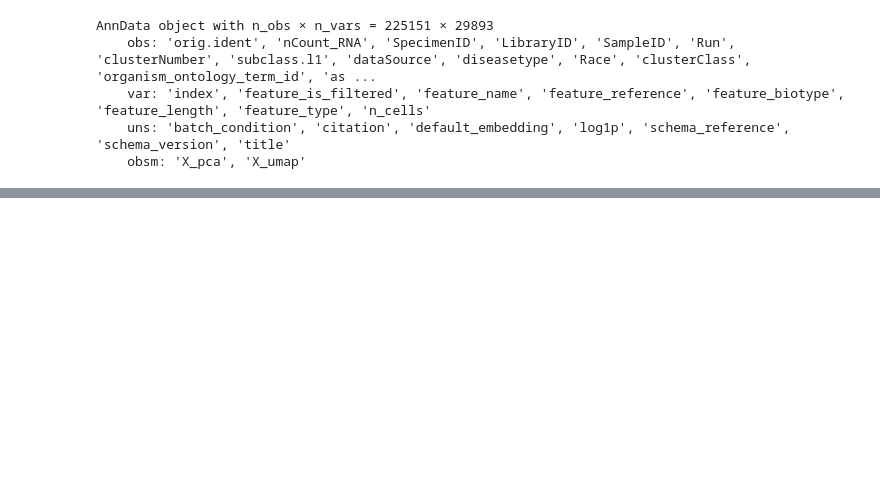
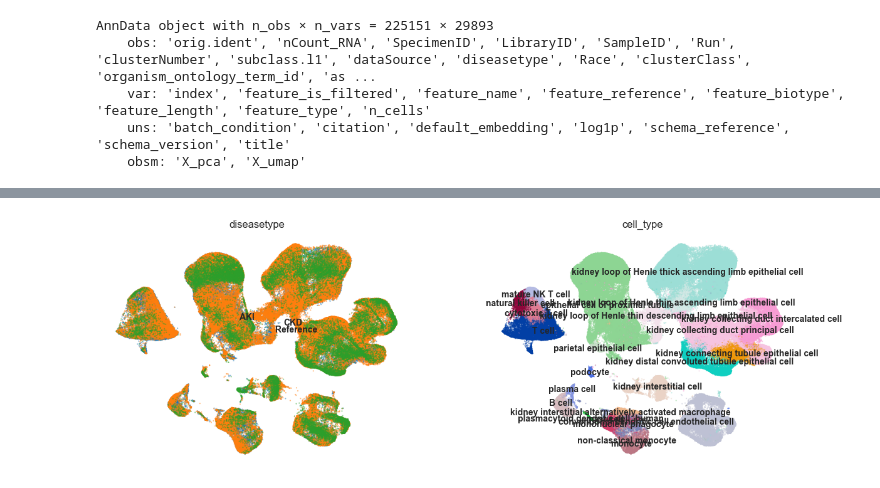
Before and after one commit to aumchampaneri/Biochemistry-BS, a Jupyter notebook: Complement in Disease/testing code.ipynb, the cells around one changed output, grey strips where cells are left out. Saved outputs shown, nothing was run; the diff lists cells and outputs as text; code cells hidden in the pictures; blank space fills up the shorter version.

Commit message:
Add UMAP visualization and tissue type dictionary for gene expression analysis

```diff
--- a/Complement in Disease/testing code.ipynb
+++ b/Complement in Disease/testing code.ipynb
@@ -18,0 +23,4 @@ AnnData object with n_obs × n_vars = 225151 × 29893
+# %%
+sc.pl.umap(adata, color=['diseasetype', 'cell_type'], size=10, alpha=0.5, legend_loc='on data', frameon=False, show=True)
+# %% [output]
+[figure, added]
```
Also changed, not shown: parts of 7 cells of this notebook, 2 other files.
